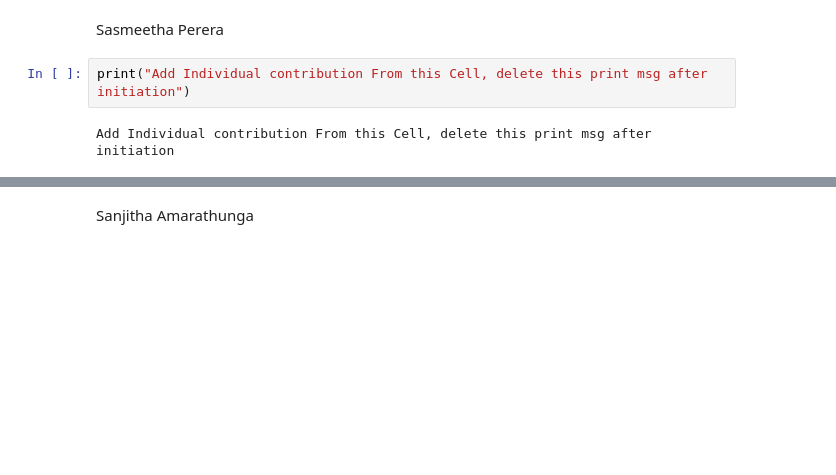
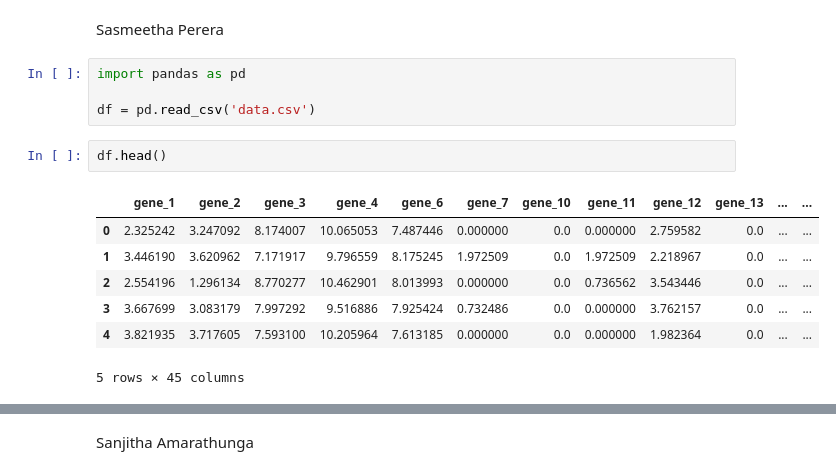
Before and after one commit to ChamikaGunarathna/DM_Group_project, a Jupyter notebook: clustering of cancer gene data.ipynb, the cells around one changed output, grey strips where cells are left out. Drawn from its saved outputs; the diff is of its cells as text; blank space fills up the shorter version.

```diff
--- a/clustering of cancer gene data.ipynb
+++ b/clustering of cancer gene data.ipynb
@@ -8,7 +8,17 @@ print("Add Individual contribution From this Cell, delete this print msg after i
 Add Individual contribution From this Cell, delete this print msg after initiation
 # %% [markdown]
 Sasmeetha Perera
-# %%
-print("Add Individual contribution From this Cell, delete this print msg after initiation")
-# %% [output]
-Add Individual contribution From this Cell, delete this print msg after initiation
+# %%
+import pandas as pd
+
+df = pd.read_csv('data.csv')
+# %%
+df.head()
+# %% [output]
+|  | gene_1 | gene_2 | gene_3 | gene_4 | gene_6 | gene_7 | gene_10 | gene_11 | gene_12 | gene_13 | ... | ... |
+| 0 | 2.325242 | 3.247092 | 8.174007 | 10.065053 | 7.487446 | 0.000000 | 0.0 | 0.000000 | 2.759582 | 0.0 | ... | ... |
+| 1 | 3.446190 | 3.620962 | 7.171917 | 9.796559 | 8.175245 | 1.972509 | 0.0 | 1.972509 | 2.218967 | 0.0 | ... | ... |
+| 2 | 2.554196 | 1.296134 | 8.770277 | 10.462901 | 8.013993 | 0.000000 | 0.0 | 0.736562 | 3.543446 | 0.0 | ... | ... |
+| 3 | 3.667699 | 3.083179 | 7.997292 | 9.516886 | 7.925424 | 0.732486 | 0.0 | 0.000000 | 3.762157 | 0.0 | ... | ... |
+| 4 | 3.821935 | 3.717605 | 7.593100 | 10.205964 | 7.613185 | 0.000000 | 0.0 | 0.000000 | 1.982364 | 0.0 | ... | ... |
+5 rows × 45 columns
```
Also changed, not shown: parts of 12 cells of this notebook.
